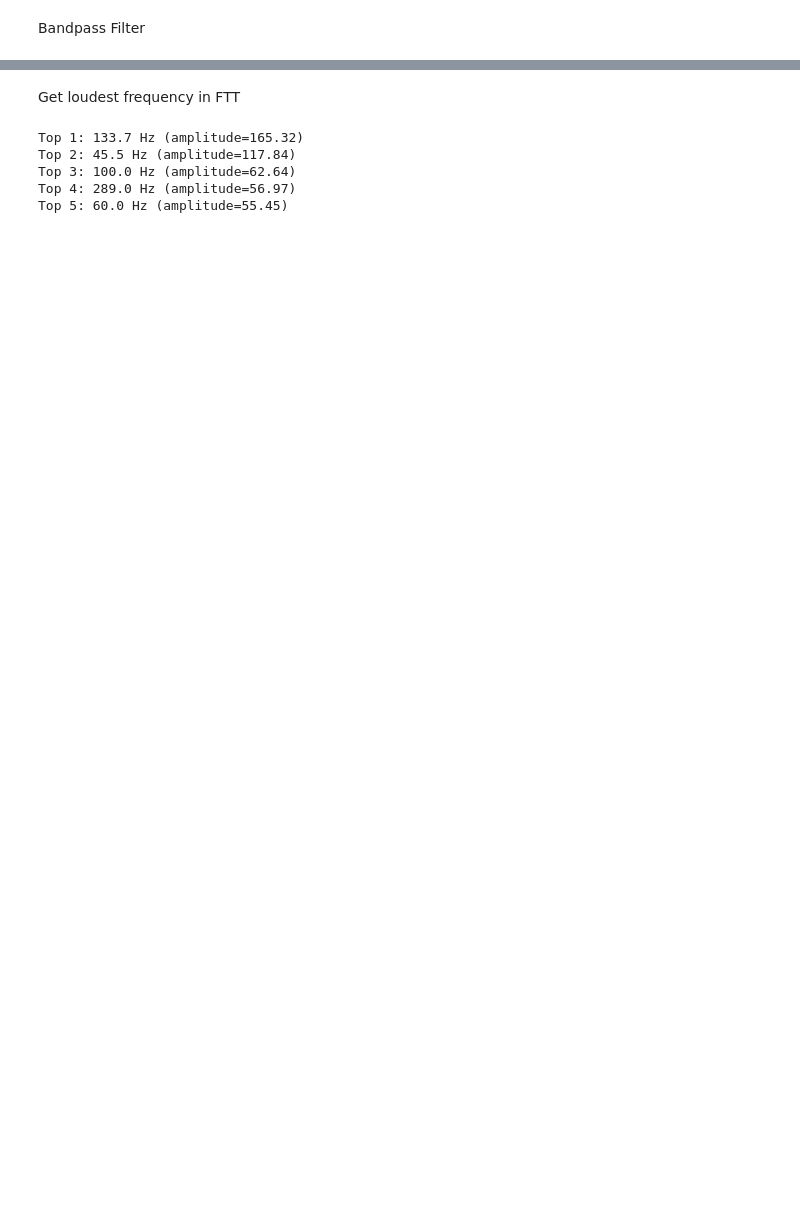
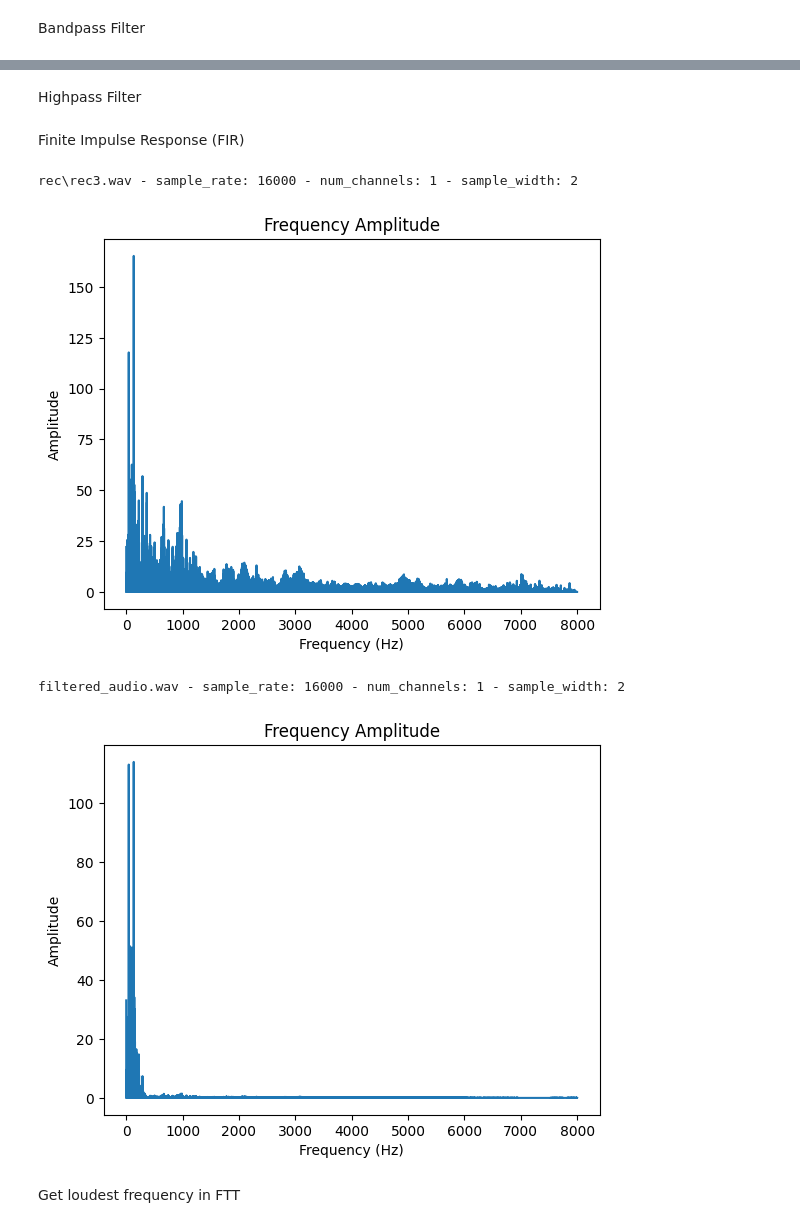
Before and after one commit to Koala280/ventilanalyse, a Jupyter notebook: audio_processing.ipynb, the cells around one changed output, grey strips where cells are left out. Drawn from its saved outputs; the diff is of its cells as text; code cells hidden in the pictures; blank space fills up the shorter version.

```diff
--- a/audio_processing.ipynb
+++ b/audio_processing.ipynb
@@ -53,7 +67,7 @@ import matplotlib.pyplot as plt
 import librosa
 import soundfile as sf
 
-FILE = 'rec/rec3.wav'
+FILE = 'audios/rec/rec3.wav'
 
 # Load the audio file
 audio_file, sr = librosa.load(FILE, sr=16000)
@@ -87,7 +101,7 @@ plt.tight_layout()
 plt.show()
 
 # Save the filtered audio file
-sf.write('filtered_audio.wav', audio_filtered, 16000)
+sf.write('audios/filtered_audio/filtered_audio.wav', audio_filtered, 16000)
 
-fft(FILE)
-fft("filtered_audio.wav")
+fft(FILE_PATH, FILE_NAME)
+fft("audios/filtered_audio/", "audios/filtered_audio/filtered_audio.wav")
@@ -99,0 +108,2 @@ filtered_audio.wav - sample_rate: 16000 - num_channels: 1 - sample_width: 2
+# %% [markdown]
+Highpass Filter
@@ -100,3 +137,41 @@ filtered_audio.wav - sample_rate: 16000 - num_channels: 1 - sample_width: 2
+# %% [markdown]
+Finite Impulse Response (FIR)
+# %%
+FILEPATH = 'rec\\'
+FILENAME = 'rec3.wav'
+FILE = FILEPATH + FILENAME
+
+# Load the audio file
+audio_file, sr = librosa.load(FILE, sr=16000)
+
+# Define the frequency range to remove (in Hz)
+f_low = 0
+f_high = 6000
+
+# Define the filter order
+order = 101
+
+# Create a windowed sinc filter with the desired frequency range and order
+nyquist = 0.5 * sr
+t = np.linspace(-order / 2, order / 2, order, endpoint=False) / sr
+sinc = np.sinc(2 * f_high * t) - np.sinc(2 * f_low * t)
+window = np.blackman(order)
+sinc_windowed = sinc * window
+sinc_windowed /= np.sum(sinc_windowed)
+
+# Apply the filter to the audio signal
+audio_filtered = signal.convolve(audio_file, sinc_windowed, mode='same')
+
+# Save the filtered audio file
+sf.write('filtered_audio/fir/rec3.wav', audio_filtered, 16000)
+
+fft(FILEPATH, FILENAME)
+fft("", "filtered_audio.wav")
+# %% [output]
+rec\rec3.wav - sample_rate: 16000 - num_channels: 1 - sample_width: 2
+[figure, added]
+filtered_audio.wav - sample_rate: 16000 - num_channels: 1 - sample_width: 2
+[figure, added]
 # %% [markdown]
 Get loudest frequency in FTT
 # %%
@@ -126,13 +201,7 @@ for freq in unique_rounded_freqs:
 max_freqs_sorted = sorted(max_freqs, key=lambda f: -fft[np.argmax(freqs == f)])
 
 # Print the top 5 frequencies with the highest amplitudes
-for i in range(5):
+for i in range(10):
     freq = max_freqs_sorted[i]
     amp = fft[np.argmax(freqs == freq)]
     print(f'Top {i+1}: {freq:.1f} Hz (amplitude={amp:.2f})')
-# %% [output]
-Top 1: 133.7 Hz (amplitude=165.32)
-Top 2: 45.5 Hz (amplitude=117.84)
-Top 3: 100.0 Hz (amplitude=62.64)
-Top 4: 289.0 Hz (amplitude=56.97)
-Top 5: 60.0 Hz (amplitude=55.45)
```
Also changed, not shown: parts of 5 cells of this notebook, 41 other files.
